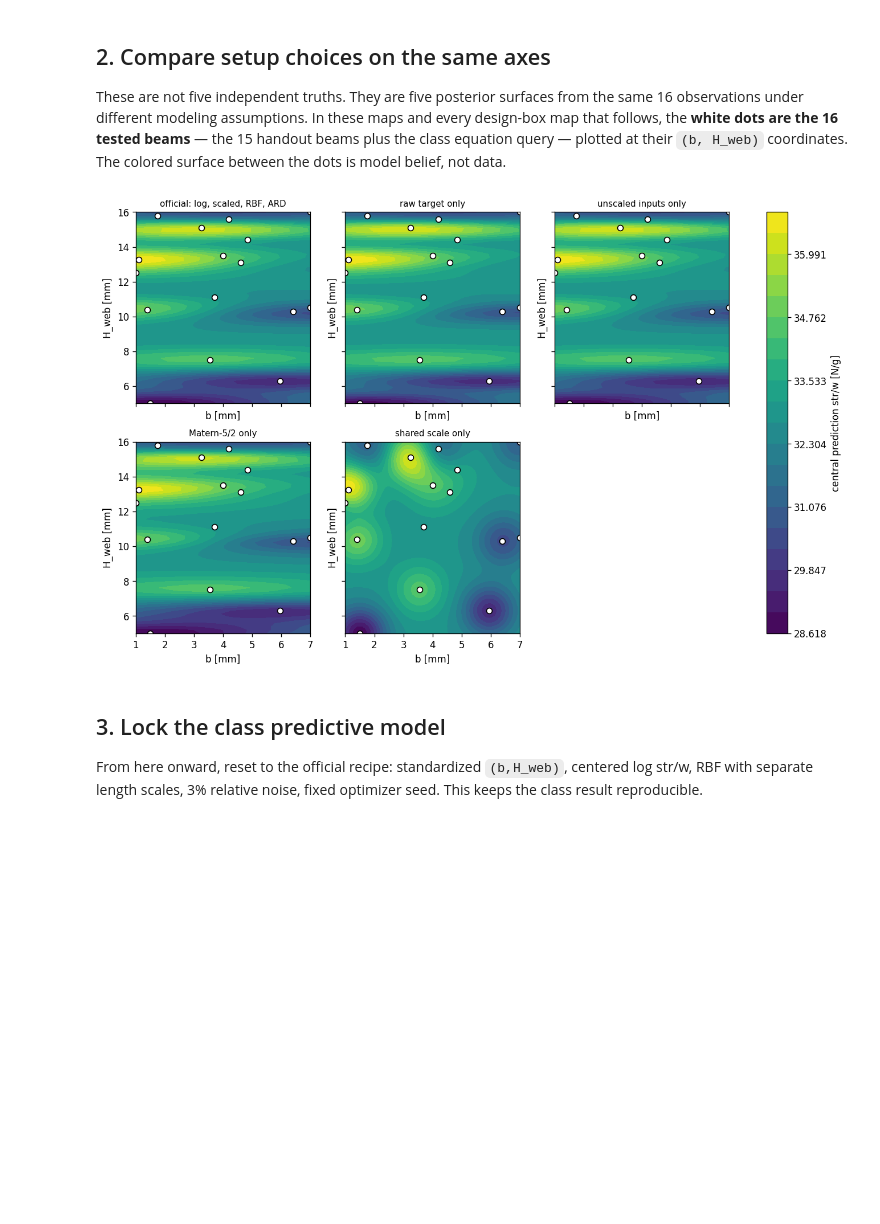
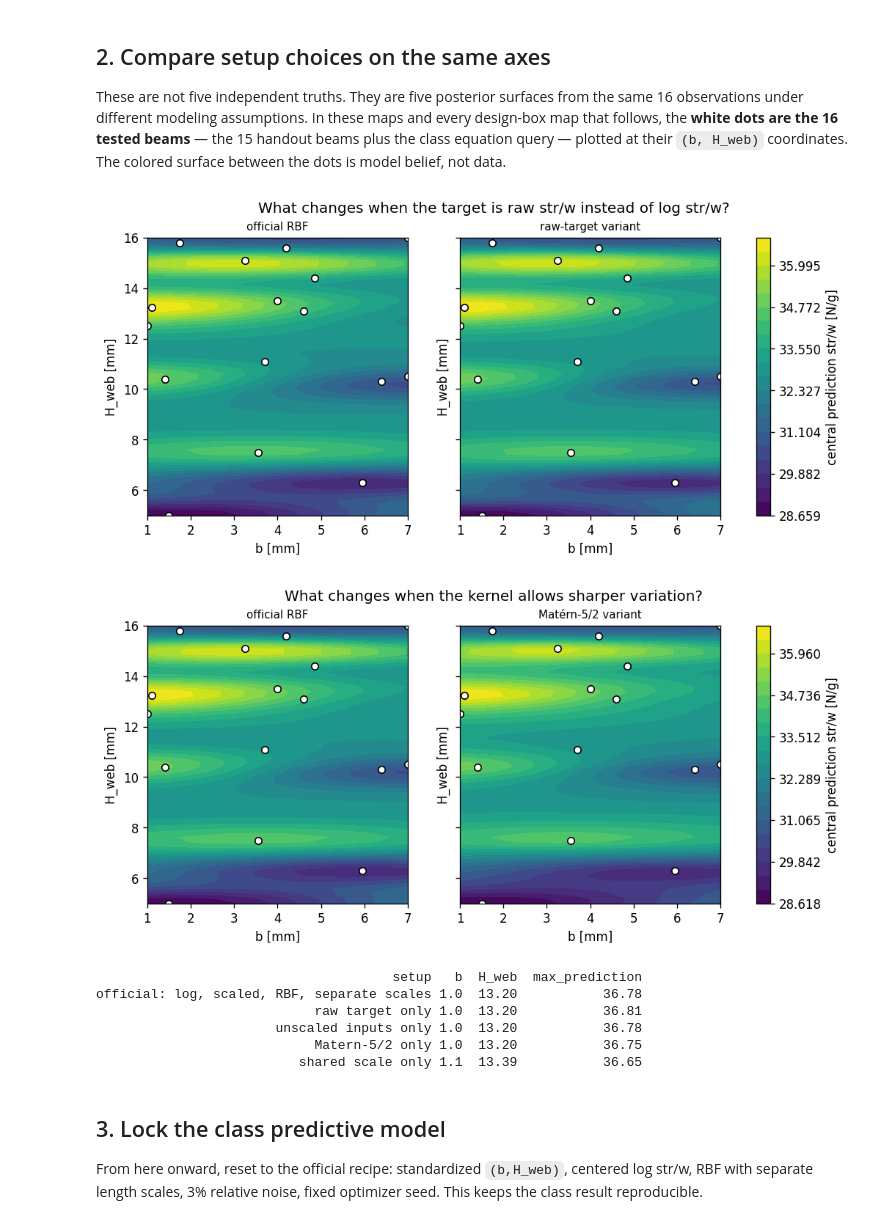
Before and after one commit to andrewvoss8-boop/core-me-data-science-activities-public, a Jupyter notebook: me323/Module1_drafts/ME323_Module1_Prelab2_ML_KEY.ipynb, the cells around one changed output. Cells and saved outputs as stored; diff of their text form; code cells hidden in the pictures; blank space fills up the shorter version.

```diff
--- a/me323/Module1_drafts/ME323_Module1_Prelab2_ML_KEY.ipynb
+++ b/me323/Module1_drafts/ME323_Module1_Prelab2_ML_KEY.ipynb
@@ -26,18 +26,8 @@ import numpy as np, pandas as pd, matplotlib.pyplot as plt
 import warnings; warnings.filterwarnings("ignore")
 plt.rcParams["figure.dpi"] = 120
 
-# Fixed geometry (you choose b and H_web; everything else is set)
-B, TH, L = 10.0, 18.0, 150.0     # flange width, total height, test span (mm)
-LP = 172.0                        # printed length (mm); overhangs the 150 mm span
-KMASS = 0.2045                    # g/mm^2: mass per unit cross-section area at 172 mm
-
-# Handbook starting values — Pre-lab 1 calibrates the three marked ones
-SY = 76e6                         # Pa, PLA strength                 (calibrated)
-K_LTB = 0.33                      # fixture effective-length factor  (calibrated)
-TAU_I = 43.9e6                    # printed-interface shear strength (Pa) — starting
-                                  # guess = bulk yield / sqrt(3)     (calibrated)
-E, G = 2.5e9, 2.5e9 / 2.6         # Young's / shear modulus (Pa) — fixed
-C1, C2 = 1.35, 0.55               # LTB moment-gradient / load-height factors
+B, TH = 10.0, 18.0                # flange width and total height (mm)
+KMASS = 0.2045                    # g/mm^2 at the fixed 172 mm printed length
 URL = ("https://raw.githubusercontent.com/andrewvoss8-boop/"
        "core-me-data-science-activities-public/main/data/student_beams_B10_L150.csv")
 try:
@@ -336,7 +308,7 @@ def fit_vanilla_option(target="log", scale=True, kernel_name="RBF",
     # target choice: learn log(str/w) or raw str/w
     response = np.log(sw_obs) if target == "log" else sw_obs
     ymean = response.mean()        # the GP fits deviations from this constant
-    # kernel choice: two ARD length scales or one shared; RBF or Matern-5/2
+    # kernel choice: two separate length scales or one shared; RBF or Matern-5/2
     length0 = [1.0, 1.0] if ard else 1.0
     bounds = (0.1, 30.0) if scale else (0.05, 50.0)
     base = RBF(length0, bounds) if kernel_name == "RBF" else Matern(
@@ -369,7 +341,7 @@ def physical_length_scales(model):
 
 # five setups: the official recipe, then one changed assumption at a time
 OPTION_SPECS = [
-    ("official: log, scaled, RBF, ARD", dict()),
+    ("official: log, scaled, RBF, separate scales", dict()),
     ("raw target only", dict(target="raw")),
     ("unscaled inputs only", dict(scale=False)),
     ("Matern-5/2 only", dict(kernel_name="Matern")),
@@ -407,19 +379,50 @@ belief, not data.
 # %%
 option_means = [predict_option(model, Xg)[0].reshape(BB.shape)
                 for _, model in option_models]
-vmin = min(z.min() for z in option_means); vmax = max(z.max() for z in option_means)
-fig, axes = plt.subplots(2, 3, figsize=(14, 8), sharex=True, sharey=True)
-for ax, (name, _), Z in zip(axes.flat, option_models, option_means):
-    cf = ax.contourf(BB, HH, Z, levels=np.linspace(vmin, vmax, 21),
-                     vmin=vmin, vmax=vmax)
-    ax.scatter(df.b, df.H, c="white", edgecolor="black", s=35)
-    ax.set_title(name, fontsize=9)
-    ax.set_xlabel("b [mm]"); ax.set_ylabel("H_web [mm]")
-axes.flat[-1].axis("off")
-fig.colorbar(cf, ax=axes.ravel().tolist(), label="central prediction str/w [N/g]")
-plt.show()
+option_lookup = {name: (model, Z) for (name, model), Z
+                 in zip(option_models, option_means)}
+
+questions = [
+    ("What changes when the target is raw str/w instead of log str/w?",
+     "official: log, scaled, RBF, separate scales", "raw target only"),
+    ("What changes when the kernel allows sharper variation?",
+     "official: log, scaled, RBF, separate scales", "Matern-5/2 only"),
+]
+for question, left_name, right_name in questions:
+    pair = [(left_name, option_lookup[left_name][1]),
+            (right_name, option_lookup[right_name][1])]
+    short_title = {
+        "official: log, scaled, RBF, separate scales": "official RBF",
+        "raw target only": "raw-target variant",
+        "Matern-5/2 only": "Matérn-5/2 variant",
+    }
+    lo = min(Z.min() for _, Z in pair); hi = max(Z.max() for _, Z in pair)
+    fig, axes = plt.subplots(1, 2, figsize=(10.5, 4.1), sharex=True, sharey=True)
+    for ax, (name, Z) in zip(axes, pair):
+        cf = ax.contourf(BB, HH, Z, levels=np.linspace(lo, hi, 21),
+                         vmin=lo, vmax=hi)
+        ax.scatter(df.b, df.H, c="white", edgecolor="black", s=32)
+        ax.set_title(short_title.get(name, name), fontsize=9)
+        ax.set_xlabel("b [mm]"); ax.set_ylabel("H_web [mm]")
+    fig.suptitle(question)
+    fig.colorbar(cf, ax=axes.tolist(), label="central prediction str/w [N/g]")
+    plt.show()
+
+summary_rows = []
+for (name, model), Z in zip(option_models, option_means):
+    i = int(np.argmax(Z))
+    summary_rows.append(dict(setup=name, b=BB.ravel()[i], H_web=HH.ravel()[i],
+                             max_prediction=Z.ravel()[i]))
+print(pd.DataFrame(summary_rows).round(2).to_string(index=False))
 # %% [output]
-[figure, old version]
+[figure, new version]
+[figure, added]
+                                      setup   b  H_web  max_prediction
+official: log, scaled, RBF, separate scales 1.0  13.20           36.78
+                            raw target only 1.0  13.20           36.81
+                       unscaled inputs only 1.0  13.20           36.78
+                            Matern-5/2 only 1.0  13.20           36.75
+                          shared scale only 1.1  13.39           36.65
 # %% [markdown]
 ## 3. Lock the class predictive model
 
```
Also changed, not shown: parts of 24 cells of this notebook, 8 other files.
